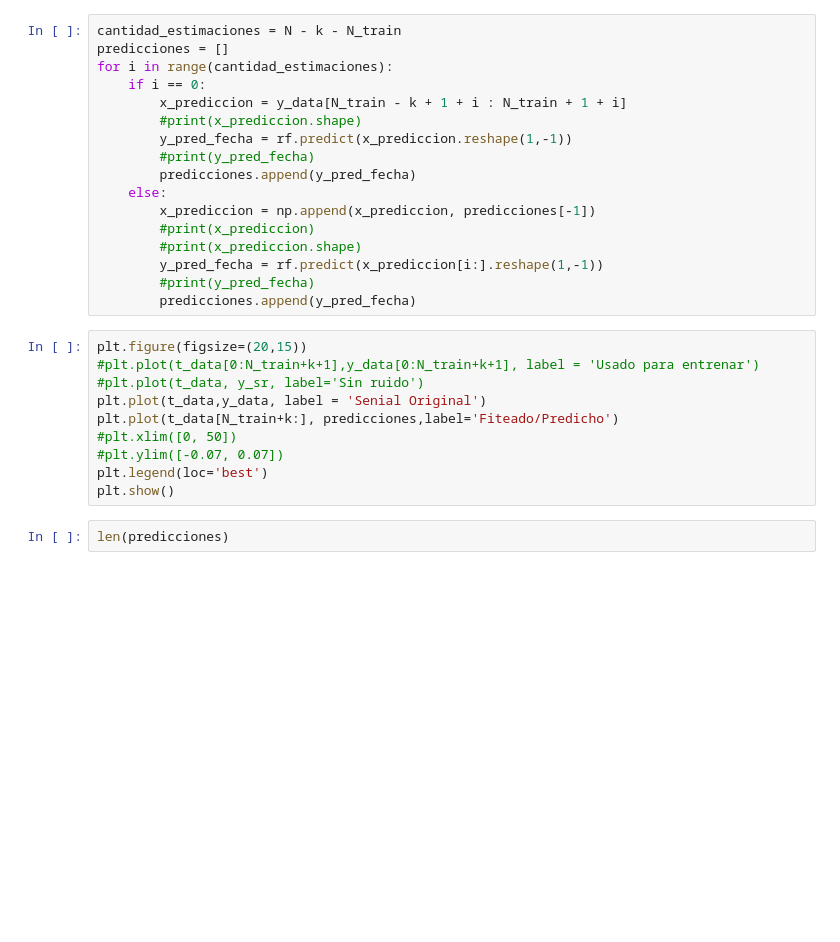
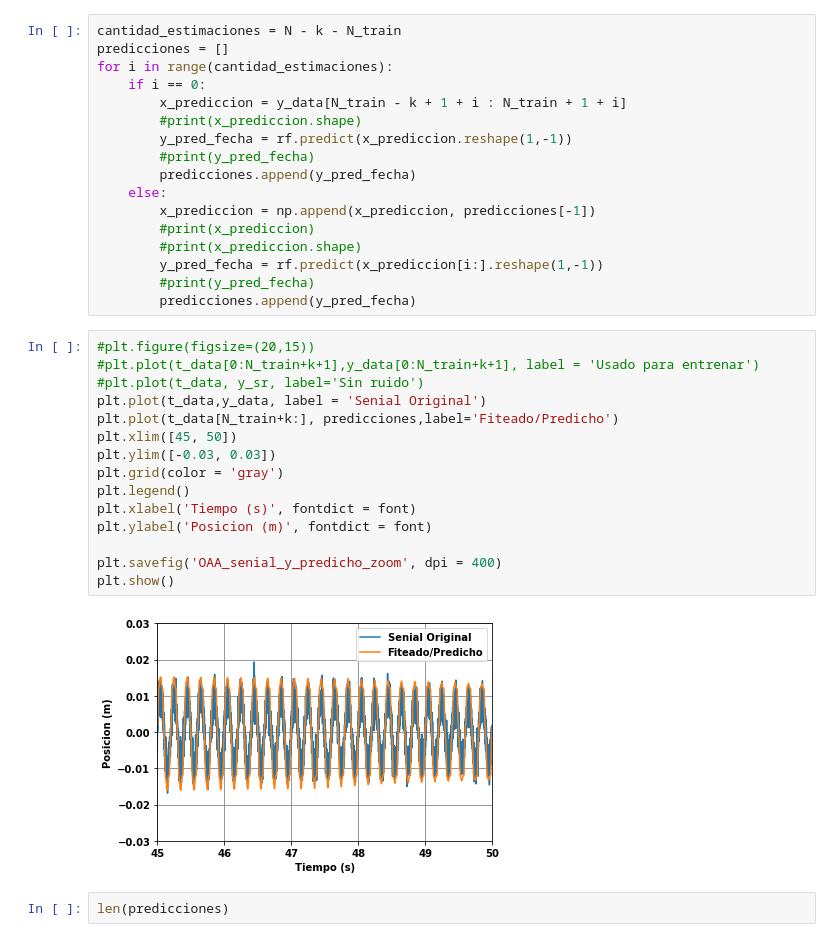
Before and after one commit to stellasm/repo_aa, a Jupyter notebook: tp2_posible_ejemplo.ipynb, the cells around one changed output. Cells and saved outputs as stored; diff of their text form; blank space fills up the shorter version.

```diff
--- a/tp2_posible_ejemplo.ipynb
+++ b/tp2_posible_ejemplo.ipynb
@@ -137,15 +145,22 @@ for i in range(cantidad_estimaciones):
         #print(y_pred_fecha)
         predicciones.append(y_pred_fecha)
 # %%
-plt.figure(figsize=(20,15))
+#plt.figure(figsize=(20,15))
 #plt.plot(t_data[0:N_train+k+1],y_data[0:N_train+k+1], label = 'Usado para entrenar')
 #plt.plot(t_data, y_sr, label='Sin ruido')
 plt.plot(t_data,y_data, label = 'Senial Original')
 plt.plot(t_data[N_train+k:], predicciones,label='Fiteado/Predicho')
-#plt.xlim([0, 50])
-#plt.ylim([-0.07, 0.07])
-plt.legend(loc='best')
+plt.xlim([45, 50])
+plt.ylim([-0.03, 0.03])
+plt.grid(color = 'gray')
+plt.legend()
+plt.xlabel('Tiempo (s)', fontdict = font)
+plt.ylabel('Posicion (m)', fontdict = font)
+
+plt.savefig('OAA_senial_y_predicho_zoom', dpi = 400)
 plt.show()
+# %% [output]
+[figure, added]
 # %%
 len(predicciones)
 # %% [markdown]
```
Also changed, not shown: parts of 5 cells of this notebook.
